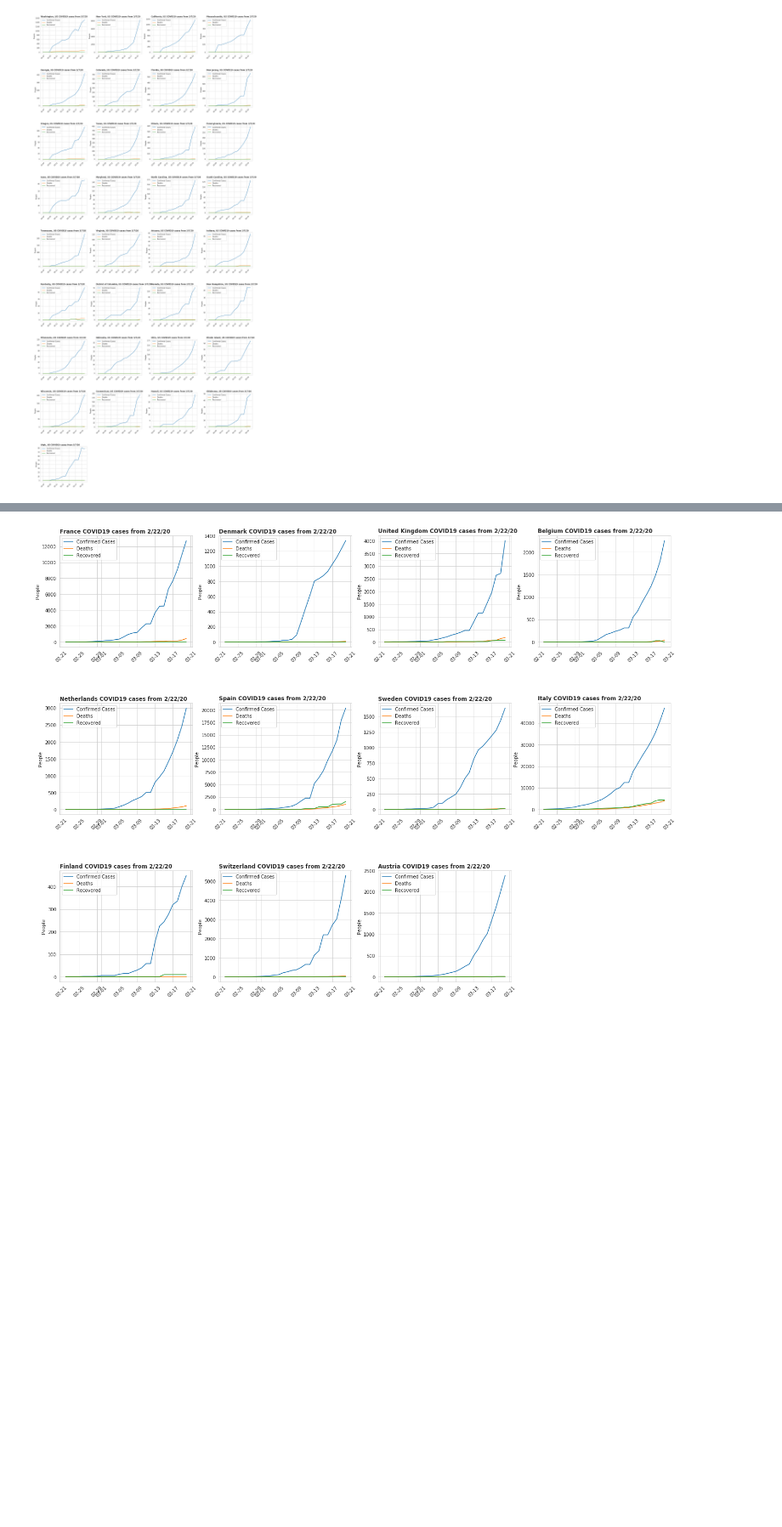
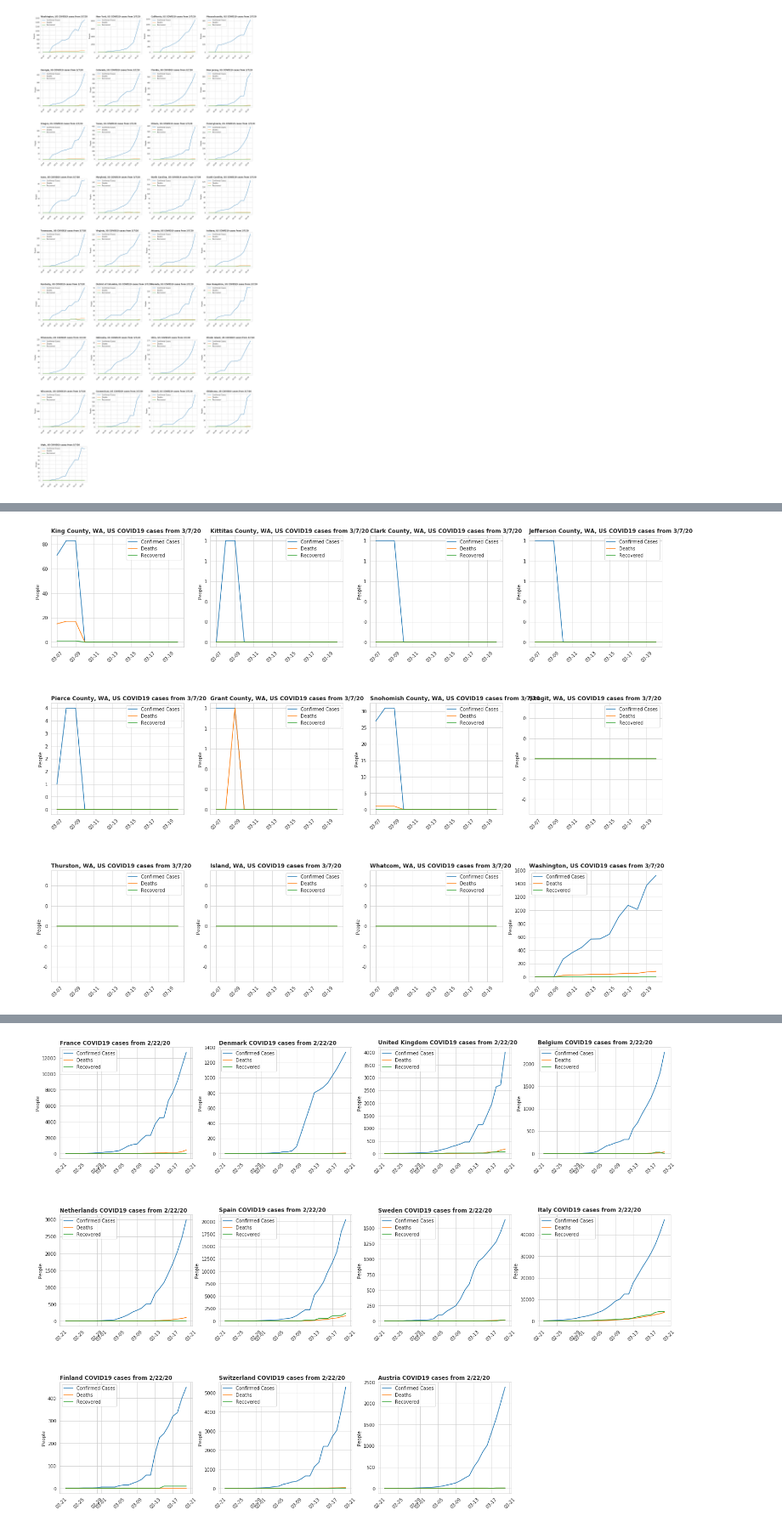
Before and after one commit to jflam/covid19, a Jupyter notebook: index.ipynb, the cells around one changed output, grey strips where cells are left out. Shown at 85% size. Saved outputs shown, nothing was run; the diff lists cells and outputs as text; code cells hidden in the pictures; blank space fills up the shorter version.

```diff
--- a/index.ipynb
+++ b/index.ipynb
@@ -29,0 +34,9 @@ plt.show()
+# %%
+regions = ['King County, WA', 'Kittitas County, WA', 'Clark County, WA', 'Jefferson County, WA', 'Pierce County, WA', 'Grant County, WA', 'Snohomish County, WA', 'Skagit, WA', 'Thurston, WA', 'Island, WA', 'Whatcom, WA', 'Washington']
+countries = ['US'] * len(regions)
+start_dates = ['3/7/20'] * len(regions)
+interest_df = pd.DataFrame({'state': regions, 'country': countries, 'start_date': start_dates})
+generate_plots(interest_df, 4)
+plt.show()
+# %% [output]
+[figure, added]
```
Also changed, not shown: parts of 12 cells of this notebook.
